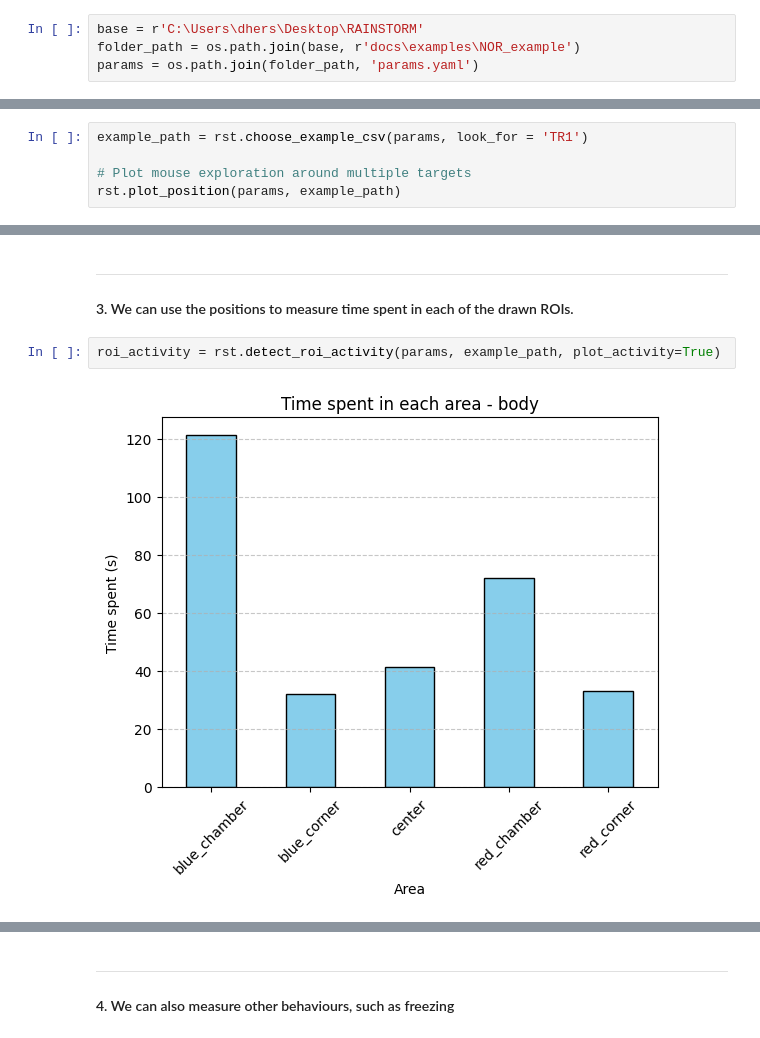
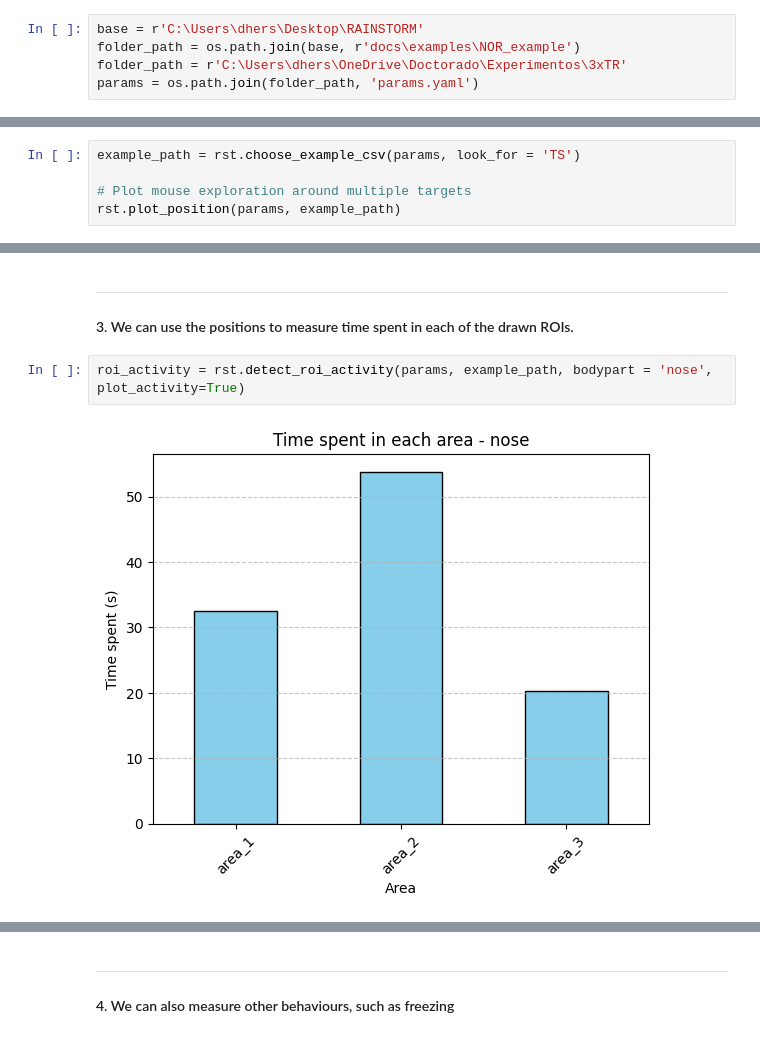
Before and after one commit to sdhers/RAINSTORM, a Jupyter notebook: 2b-Geometric_analysis.ipynb, the cells around one changed output, grey strips where cells are left out. Saved outputs shown, nothing was run; the diff lists cells and outputs as text.

```diff
--- a/2b-Geometric_analysis.ipynb
+++ b/2b-Geometric_analysis.ipynb
@@ -20,12 +20,13 @@ You need to define the path to the same folder used in `2-Prepare_positions`, an
 # %%
 base = r'C:\Users\dhers\Desktop\RAINSTORM'
 folder_path = os.path.join(base, r'docs\examples\NOR_example')
+folder_path = r'C:\Users\dhers\OneDrive\Doctorado\Experimentos\3xTR'
 params = os.path.join(folder_path, 'params.yaml')
 # %% [markdown]
 ---
 #### 2. We can open an example file and see what is inside
 # %%
-example_path = rst.choose_example_csv(params, look_for = 'TR1')
+example_path = rst.choose_example_csv(params, look_for = 'TS')
 
 # Plot mouse exploration around multiple targets
 rst.plot_position(params, example_path)
@@ -39,7 +40,7 @@ The geometric method labels exploration events when the nose is both colored (he
 ---
 #### 3. We can use the positions to measure time spent in each of the drawn ROIs.
 # %%
-roi_activity = rst.detect_roi_activity(params, example_path, plot_activity=True)
+roi_activity = rst.detect_roi_activity(params, example_path, bodypart = 'nose', plot_activity=True)
 # %% [output]
-[figure, old version]
+[figure, new version]
 # %%
```
Also changed, not shown: parts of 5 cells of this notebook, 13 other files.
